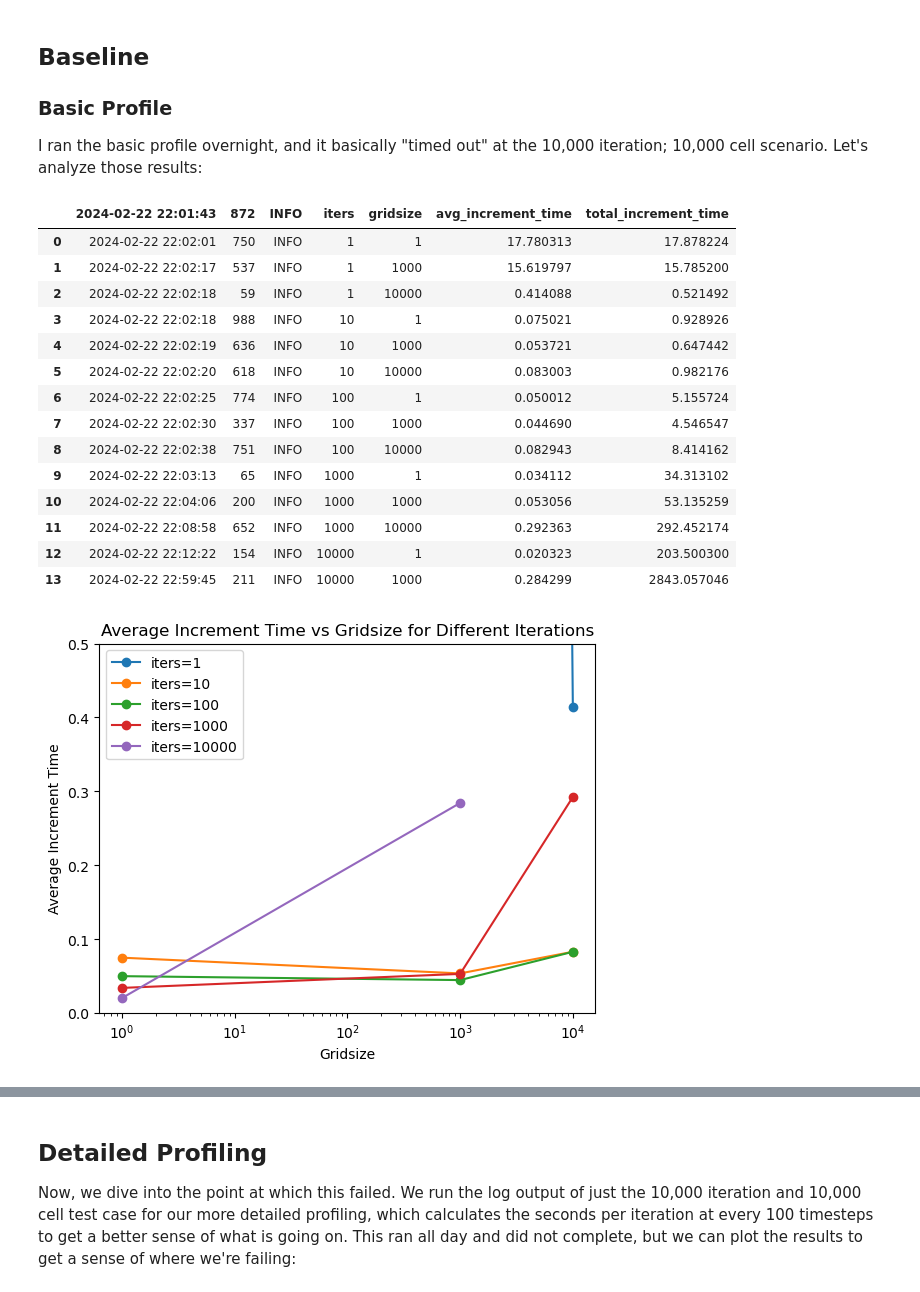
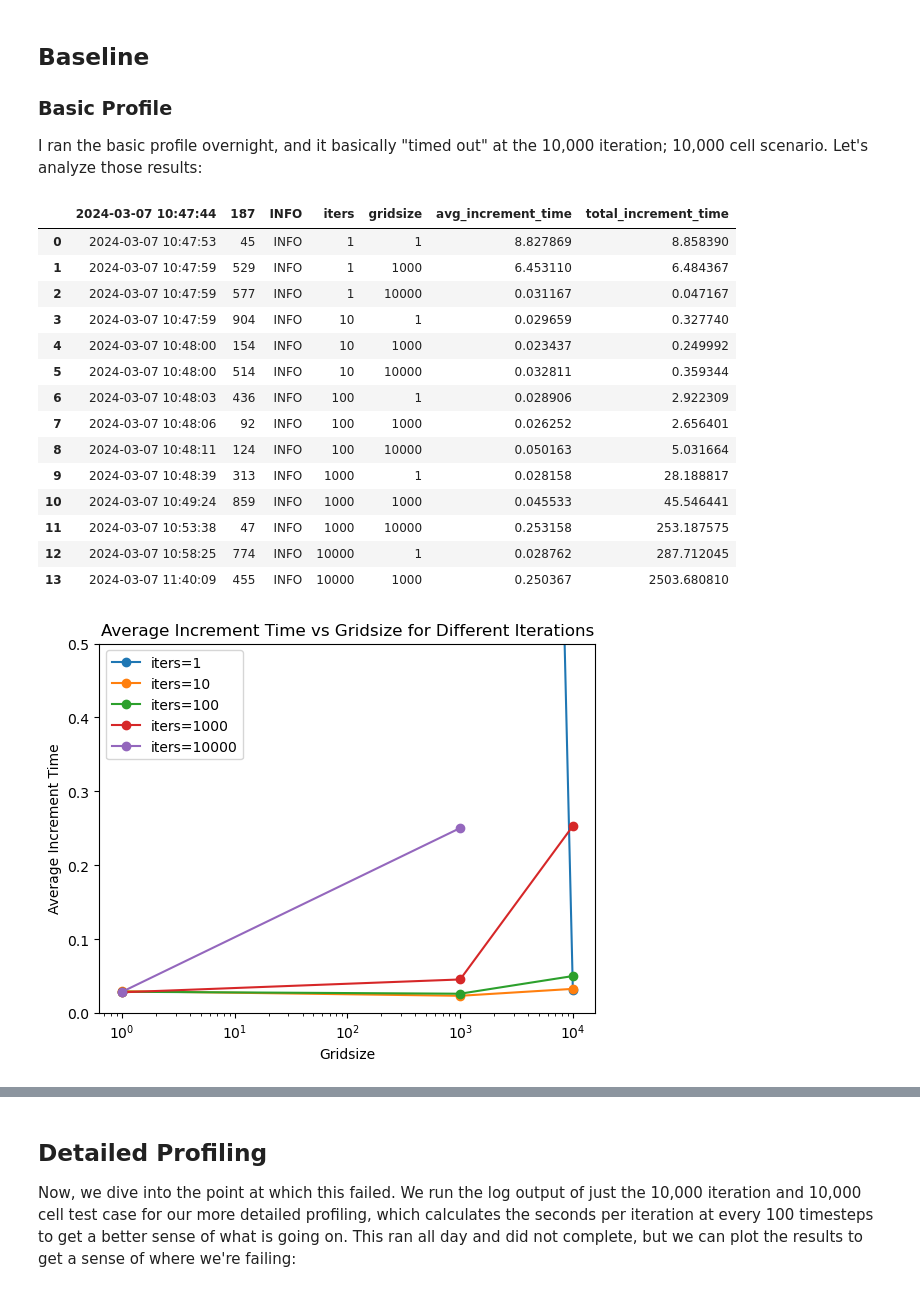
Before and after one commit to EcohydrologyTeam/ClearWater-modules, a Jupyter notebook: examples/dev_sandbox/performance_profiling_tsm.ipynb, the cells around one changed output, grey strips where cells are left out. Cells and saved outputs as stored; diff of their text form; code cells hidden in the pictures.

```diff
--- a/examples/dev_sandbox/performance_profiling_tsm.ipynb
+++ b/examples/dev_sandbox/performance_profiling_tsm.ipynb
@@ -52,27 +52,27 @@ def detailed_plot(df):
 I ran the basic profile overnight, and it basically "timed out" at the 10,000 iteration; 10,000 cell scenario. Let's analyze those results:
 # %%
 bs = pd.read_csv(
-    '../temp/performance_profiling/baseline_gridsizes.log'
+    '../temp/performance_profiling/baseline.log'
 )
 bs
 # %% [output]
-|  | 2024-02-22 22:01:43 | 872 | INFO | iters | gridsize | avg_increment_time | total_increment_time |
-| 0 | 2024-02-22 22:02:01 | 750 | INFO | 1 | 1 | 17.780313 | 17.878224 |
-| 1 | 2024-02-22 22:02:17 | 537 | INFO | 1 | 1000 | 15.619797 | 15.785200 |
-| 2 | 2024-02-22 22:02:18 | 59 | INFO | 1 | 10000 | 0.414088 | 0.521492 |
-| 3 | 2024-02-22 22:02:18 | 988 | INFO | 10 | 1 | 0.075021 | 0.928926 |
-| 4 | 2024-02-22 22:02:19 | 636 | INFO | 10 | 1000 | 0.053721 | 0.647442 |
-| 5 | 2024-02-22 22:02:20 | 618 | INFO | 10 | 10000 | 0.083003 | 0.982176 |
-| 6 | 2024-02-22 22:02:25 | 774 | INFO | 100 | 1 | 0.050012 | 5.155724 |
-| 7 | 2024-02-22 22:02:30 | 337 | INFO | 100 | 1000 | 0.044690 | 4.546547 |
-| 8 | 2024-02-22 22:02:38 | 751 | INFO | 100 | 10000 | 0.082943 | 8.414162 |
-| 9 | 2024-02-22 22:03:13 | 65 | INFO | 1000 | 1 | 0.034112 | 34.313102 |
-| 10 | 2024-02-22 22:04:06 | 200 | INFO | 1000 | 1000 | 0.053056 | 53.135259 |
-| 11 | 2024-02-22 22:08:58 | 652 | INFO | 1000 | 10000 | 0.292363 | 292.452174 |
-| 12 | 2024-02-22 22:12:22 | 154 | INFO | 10000 | 1 | 0.020323 | 203.500300 |
-| 13 | 2024-02-22 22:59:45 | 211 | INFO | 10000 | 1000 | 0.284299 | 2843.057046 |
+|  | 2024-03-07 10:47:44 | 187 | INFO | iters | gridsize | avg_increment_time | total_increment_time |
+| 0 | 2024-03-07 10:47:53 | 45 | INFO | 1 | 1 | 8.827869 | 8.858390 |
+| 1 | 2024-03-07 10:47:59 | 529 | INFO | 1 | 1000 | 6.453110 | 6.484367 |
+| 2 | 2024-03-07 10:47:59 | 577 | INFO | 1 | 10000 | 0.031167 | 0.047167 |
+| 3 | 2024-03-07 10:47:59 | 904 | INFO | 10 | 1 | 0.029659 | 0.327740 |
+| 4 | 2024-03-07 10:48:00 | 154 | INFO | 10 | 1000 | 0.023437 | 0.249992 |
+| 5 | 2024-03-07 10:48:00 | 514 | INFO | 10 | 10000 | 0.032811 | 0.359344 |
+| 6 | 2024-03-07 10:48:03 | 436 | INFO | 100 | 1 | 0.028906 | 2.922309 |
+| 7 | 2024-03-07 10:48:06 | 92 | INFO | 100 | 1000 | 0.026252 | 2.656401 |
+| 8 | 2024-03-07 10:48:11 | 124 | INFO | 100 | 10000 | 0.050163 | 5.031664 |
+| 9 | 2024-03-07 10:48:39 | 313 | INFO | 1000 | 1 | 0.028158 | 28.188817 |
+| 10 | 2024-03-07 10:49:24 | 859 | INFO | 1000 | 1000 | 0.045533 | 45.546441 |
+| 11 | 2024-03-07 10:53:38 | 47 | INFO | 1000 | 10000 | 0.253158 | 253.187575 |
+| 12 | 2024-03-07 10:58:25 | 774 | INFO | 10000 | 1 | 0.028762 | 287.712045 |
+| 13 | 2024-03-07 11:40:09 | 455 | INFO | 10000 | 1000 | 0.250367 | 2503.680810 |
 # %%
 basic_plot(bs)
 # %% [output]
-[figure, old version]
+[figure, new version]
 # %% [markdown]
```
Also changed, not shown: parts of 15 cells of this notebook, 2 other files.
